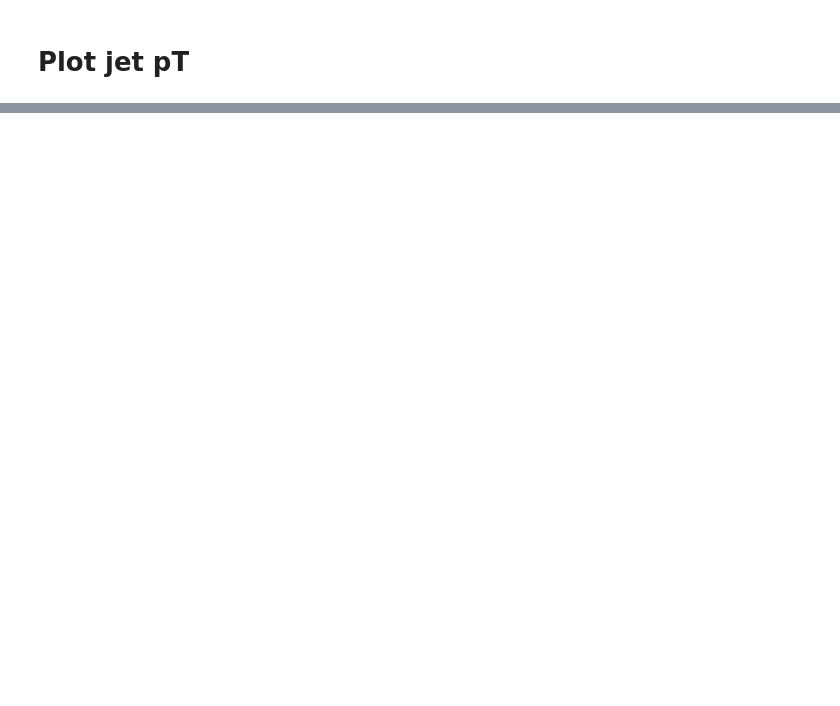
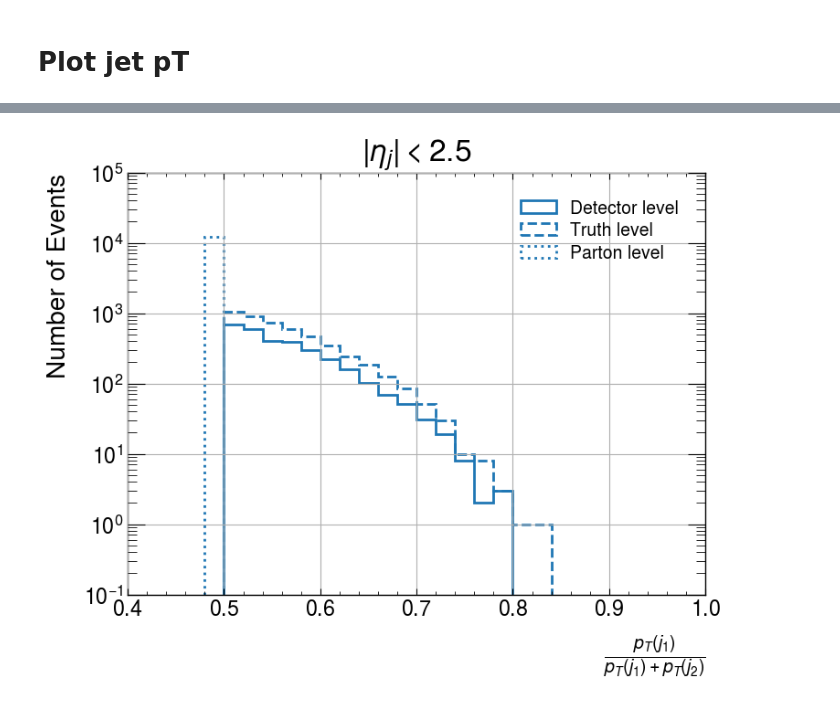
Before and after one commit to andlessa/back2futureTrigger, a Jupyter notebook: check_dijet_MG5.ipynb, the cells around one changed output, grey strips where cells are left out. Cells and saved outputs as stored; diff of their text form; code cells hidden in the pictures; blank space fills up the shorter version.

```diff
--- a/check_dijet_MG5.ipynb
+++ b/check_dijet_MG5.ipynb
@@ -151,0 +194,23 @@ len(data1[data1[:,2] >40.])/len(data1),len(data_truth1[data_truth1[:,2] >40.])/l
+# %%
+bins = np.arange(0.4,1.,0.02)
+
+plt.hist(data[:,1]/(data[:,1]+data[:,2]),bins=bins,color=color_j1,
+             histtype='step',
+             label=r'Detector level',linewidth=2)
+
+plt.hist(data_truth[:,1]/(data_truth[:,1]+data_truth[:,2]),bins=bins,color=color_j1,
+             histtype='step',
+             label=r'Truth level',linewidth=2,linestyle='dashed')
+
+plt.hist(data_parton[:,1]/(data_parton[:,1]+data_parton[:,2]),bins=bins,color=color_j1,
+             histtype='step',
+             label=r'Parton level',linewidth=2,linestyle='dotted')
+plt.yscale('log')
+plt.xlabel(r'$\frac{p_T (j_1)}{p_T(j_1) + p_T(j_2)}$')
+plt.ylabel('Number of Events')
+plt.legend(framealpha=1.0)
+plt.title(r'$|\eta_j| < 2.5$')
+plt.grid()
+plt.show()
+# %% [output]
+[figure, added]
```
Also changed, not shown: parts of 10 cells of this notebook.
